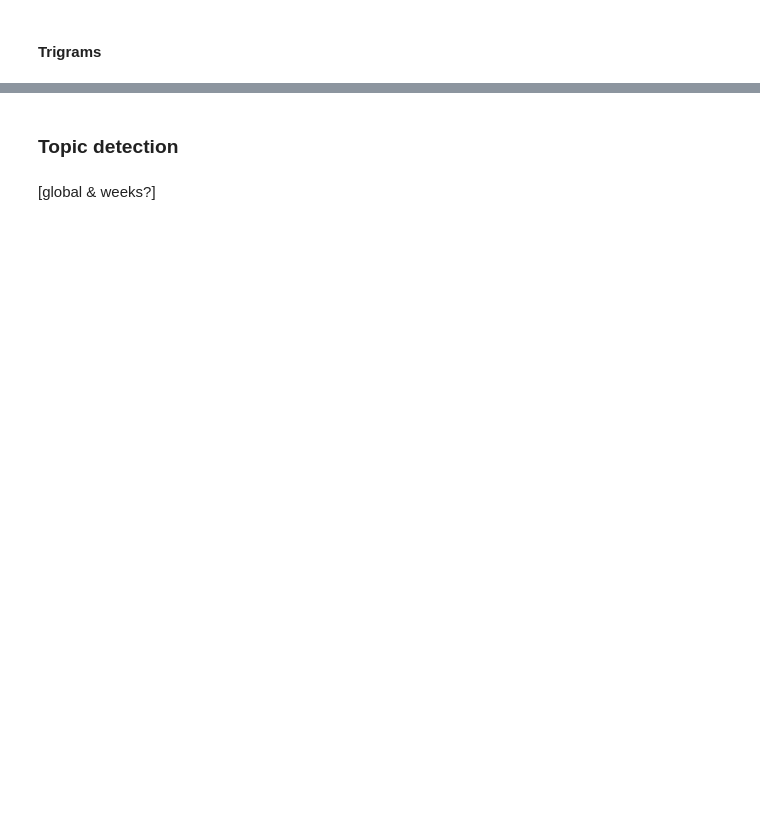
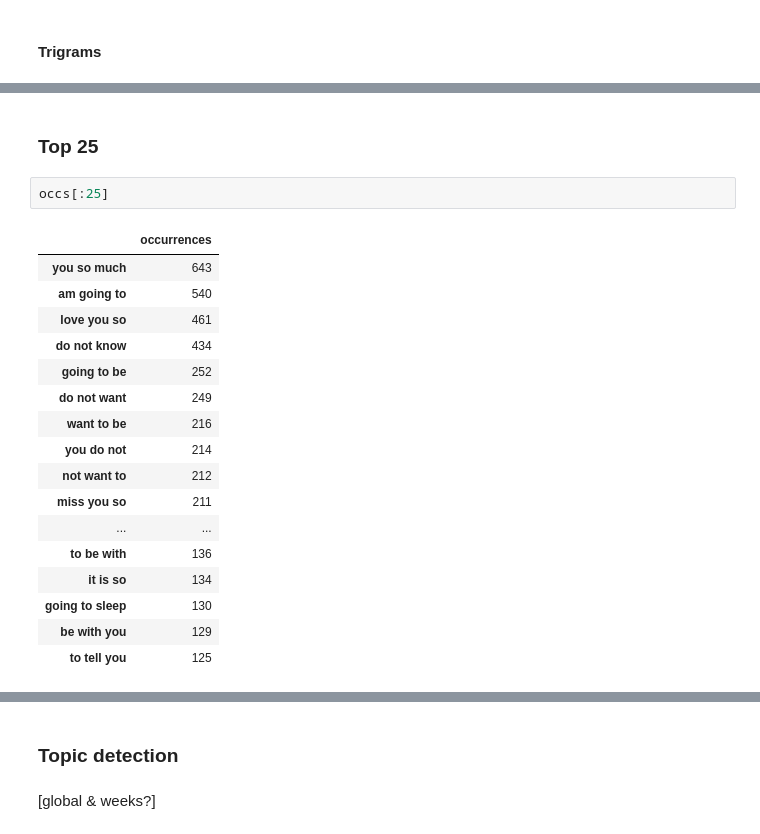
Before and after one commit to guiem/my_notebooks, a Jupyter notebook: anniversary/anniversary.ipynb, the cells around one changed output, grey strips where cells are left out. Cells and saved outputs as stored; diff of their text form; blank space fills up the shorter version.

```diff
--- a/anniversary/anniversary.ipynb
+++ b/anniversary/anniversary.ipynb
@@ -615,0 +730,22 @@ See the 12th most frequent word? It's the character __`__ instead of __'__. __Sh
+# %% [markdown]
+### Top 25
+# %%
+occs[:25]
+# %% [output]
+|  | occurrences |
+| you so much | 643 |
+| am going to | 540 |
+| love you so | 461 |
+| do not know | 434 |
+| going to be | 252 |
+| do not want | 249 |
+| want to be | 216 |
+| you do not | 214 |
+| not want to | 212 |
+| miss you so | 211 |
+| ... | ... |
+| to be with | 136 |
+| it is so | 134 |
+| going to sleep | 130 |
+| be with you | 129 |
+| to tell you | 125 |
```
Also changed, not shown: parts of 29 cells of this notebook, 3 other files.
